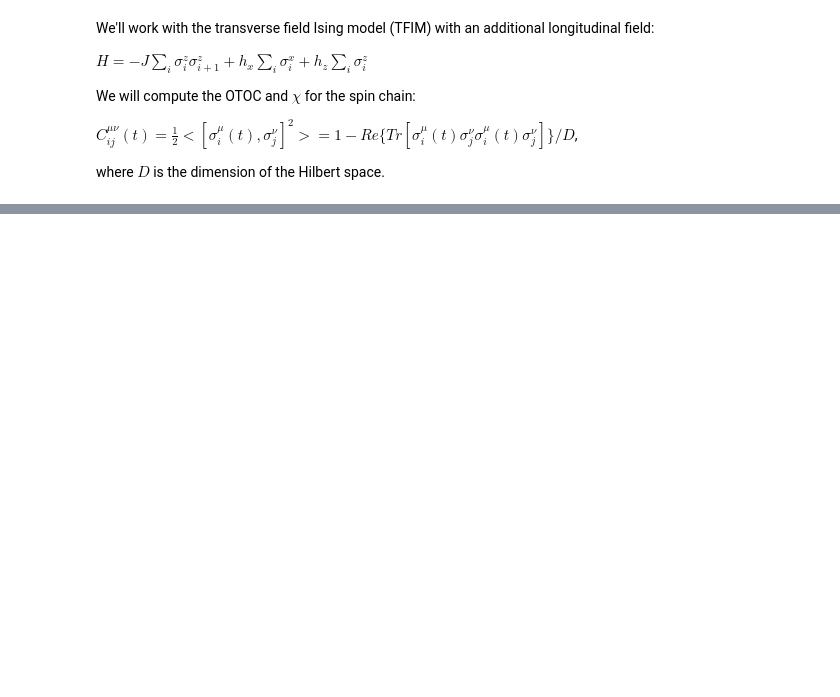
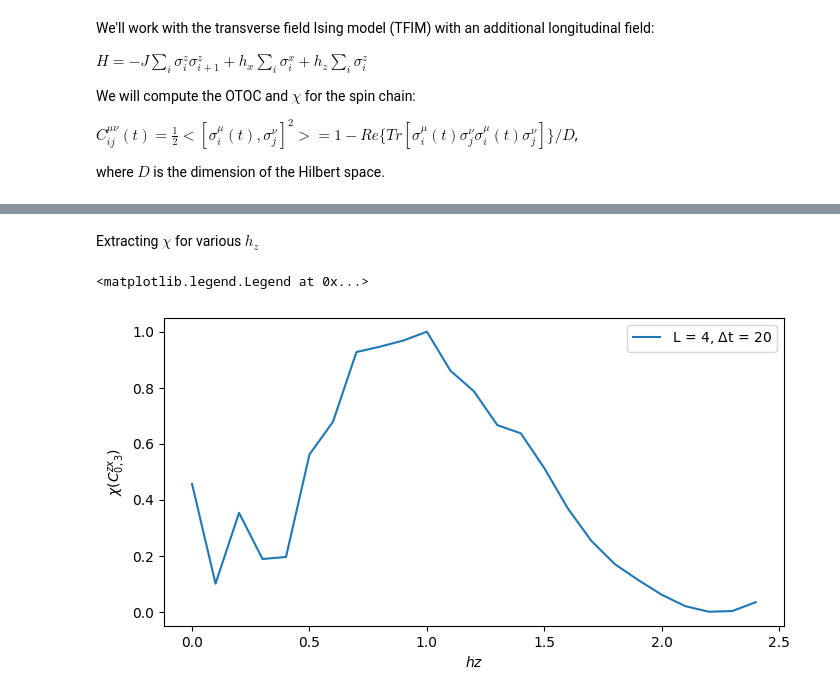
Before and after one commit to Kenji-Maeda/chaos, a Jupyter notebook: short spin chain.ipynb, the cells around one changed output, grey strips where cells are left out. Cells and saved outputs as stored; diff of their text form; code cells hidden in the pictures; blank space fills up the shorter version.

Commit message:
extract chaos parameter for varying hz

```diff
--- a/short spin chain.ipynb
+++ b/short spin chain.ipynb
@@ -168,13 +181,0 @@ plt.legend()
-# %%
-L = 4
-Nt = 500
-tstep = 0.05
-J=1
-hx = 1
-hz = 0.5
-c_zx03_05 = np.zeros(Nt)
-tlist = np.zeros(Nt)
-for i in range(Nt):
-    cmat = otoc_t(L,J,hz,hx,i*tstep)
-    tlist[i] = i*tstep
-    c_zx03_05[i] = cmat[0,3]
@@ -194,0 +188,37 @@ plt.legend()
+# %% [markdown]
+Extracting $\chi$ for various $h_z$
+# %%
+L = 4
+Nt = 250
+t_end = 25
+J= 4
+hx = 1
+mu = 3
+nu = 1
+site_1 = 0
+site_2 = 3
+Dt = 20
+
+hz_max = 2.5
+hz_step = 0.1
+hzlist = np.arange(0,hz_max,hz_step)
+stdlist = np.zeros(len(hzlist))
+for k, hz in enumerate(hzlist):
+
+    c_list = np.zeros(Nt)
+    tlist = np.linspace(0,t_end,Nt)
+    for i, t in enumerate(tlist):
+        c_list[i] = otoc_t(L,J,hz,hx,t,mu,nu,site_1,site_2)
+    _, stdlist[k] = get_std(c_list, tlist, Dt)
+
+std_inv = 1/stdlist
+chilist = (std_inv - np.min(std_inv))/(np.max(std_inv)-np.min(std_inv))
+
+plt.figure(figsize=(8,4))
+plt.plot(hzlist,chilist, label = rf'L = {L}, $\Delta$t = {Dt}')
+plt.xlabel('$hz$')
+plt.ylabel('$\chi(C^{zx}_{0,3}) $')
+plt.legend()
+# %% [output]
+<matplotlib.legend.Legend at 0x...>
+[figure, added]
```
Also changed, not shown: parts of 10 cells of this notebook.
